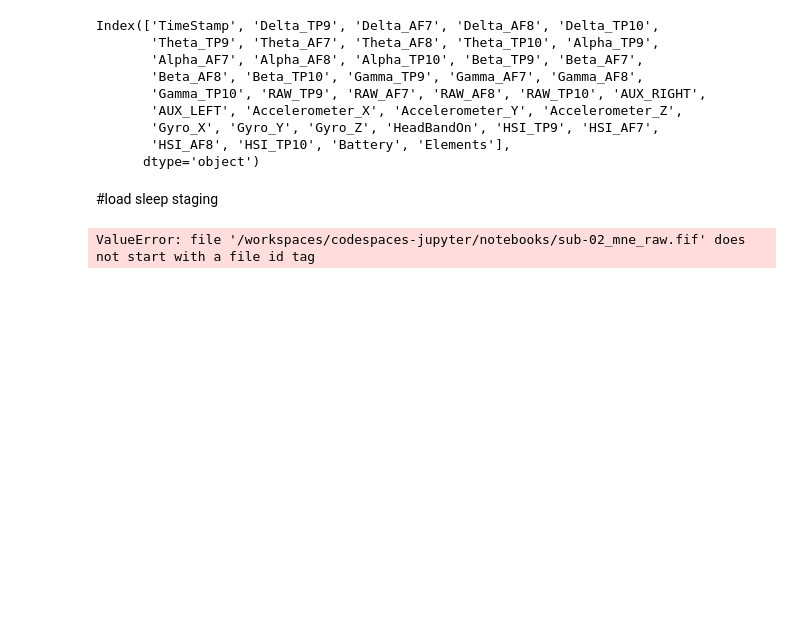
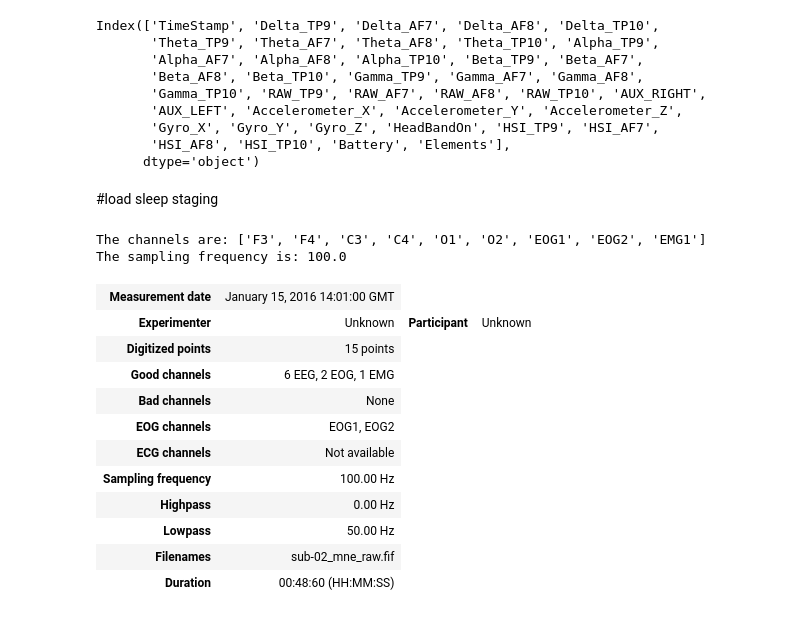
Before and after one commit to travelmail26/codespaces-jupyter-muse, a Jupyter notebook: notebooks/yasat.ipynb, the cells around one changed output. Drawn from its saved outputs; the diff is of its cells as text; code cells hidden in the pictures; blank space fills up the shorter version.

```diff
--- a/notebooks/yasat.ipynb
+++ b/notebooks/yasat.ipynb
@@ -116,9 +134,22 @@ Index(['TimeStamp', 'Delta_TP9', 'Delta_AF7', 'Delta_AF8', 'Delta_TP10',
 # %% [markdown]
 #load sleep staging
 # %%
-raw = mne.io.read_raw_fif('/workspaces/codespaces-jupyter/notebooks/sub-02_mne_raw.fif', preload=True, verbose=False)
+raw = mne.io.read_raw_fif('/workspaces/codespaces-jupyter/data/sub-02_mne_raw.fif', preload=True, verbose=False)
 print('The channels are:', raw.ch_names)
 print('The sampling frequency is:', raw.info['sfreq'])
 raw
 # %% [output]
-ValueError: file '/workspaces/codespaces-jupyter/notebooks/sub-02_mne_raw.fif' does not start with a file id tag
+The channels are: ['F3', 'F4', 'C3', 'C4', 'O1', 'O2', 'EOG1', 'EOG2', 'EMG1']
+The sampling frequency is: 100.0
+| Measurement date | January 15, 2016 14:01:00 GMT |
+| Experimenter | Unknown | Participant | Unknown |
+| Digitized points | 15 points |
+| Good channels | 6 EEG, 2 EOG, 1 EMG |
+| Bad channels | None |
+| EOG channels | EOG1, EOG2 |
+| ECG channels | Not available |
+| Sampling frequency | 100.00 Hz |
+| Highpass | 0.00 Hz |
+| Lowpass | 50.00 Hz |
+| Filenames | sub-02_mne_raw.fif |
+| Duration | 00:48:60 (HH:MM:SS) |
```
Also changed, not shown: parts of 7 cells of this notebook, 1 other file.
